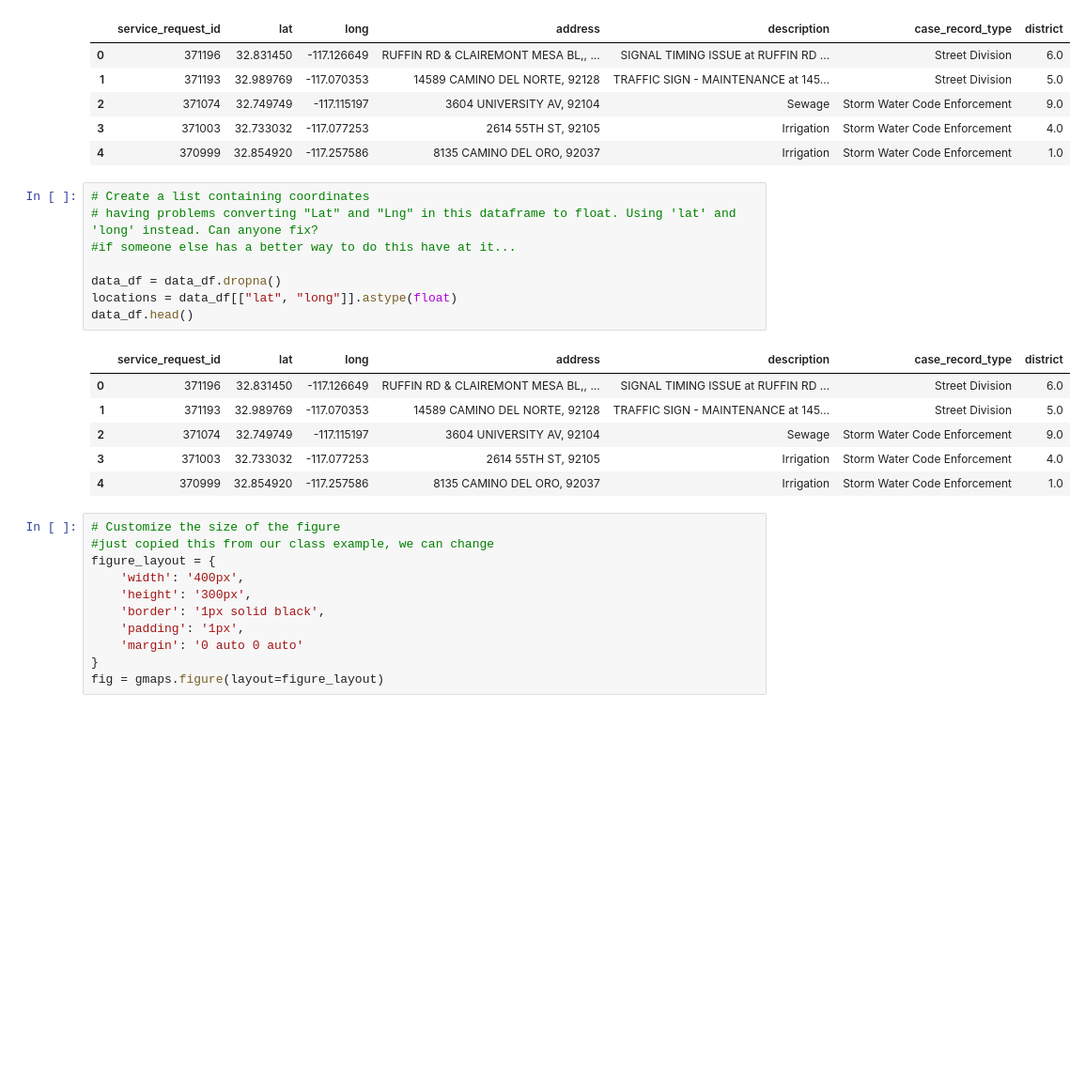
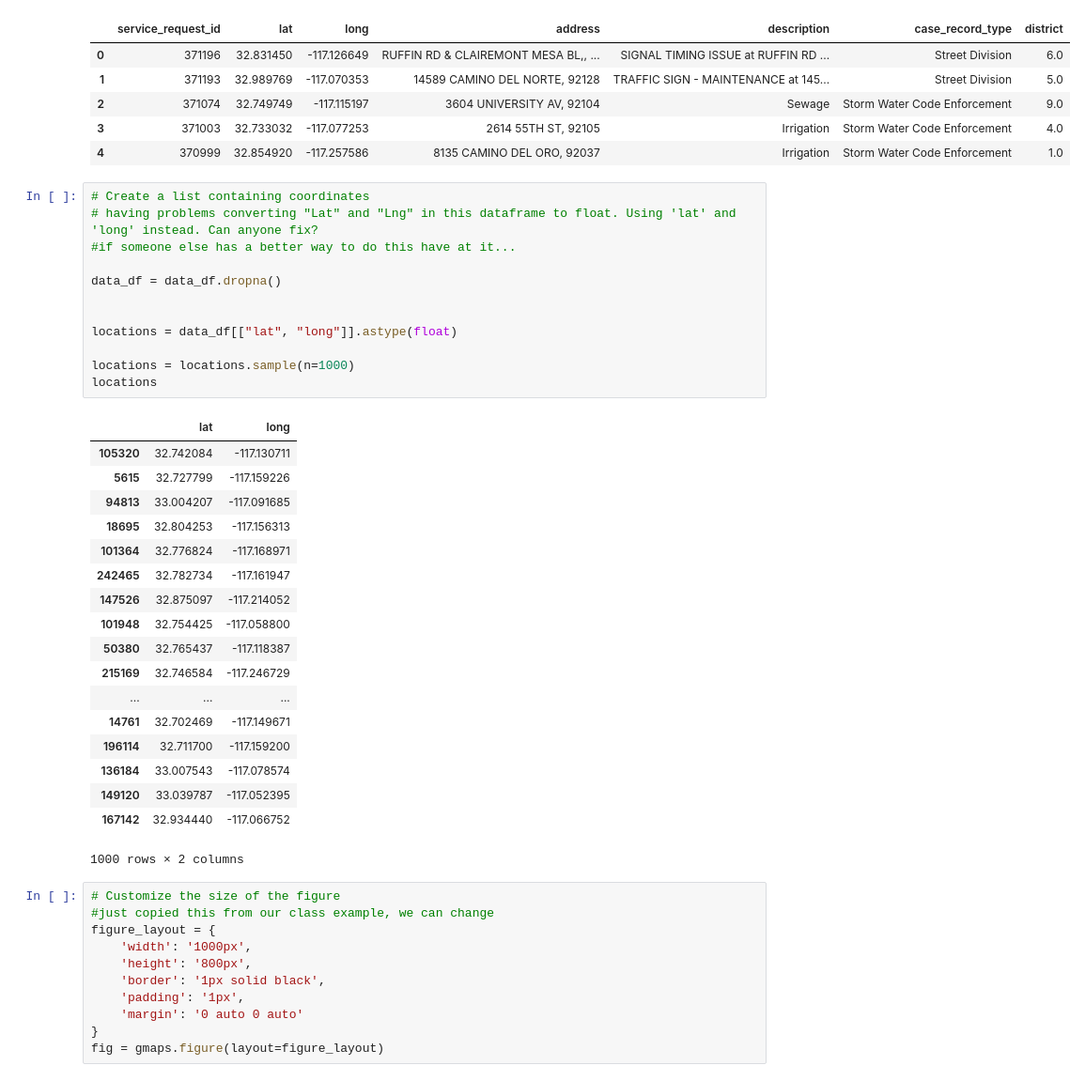
Before and after one commit to Erikcaldwell/Koala-ty-group-project-, a Jupyter notebook: main.ipynb, the cells around one changed output. Shown: that part at 94% size. Cells and saved outputs as stored; diff of their text form; blank space fills up the shorter version.

```diff
--- a/main.ipynb
+++ b/main.ipynb
@@ -52,24 +52,40 @@ data_df.head()
 # %%
 # Create a list containing coordinates
 # having problems converting "Lat" and "Lng" in this dataframe to float. Using 'lat' and 'long' instead. Can anyone fix?
 #if someone else has a better way to do this have at it...
 
 data_df = data_df.dropna()
+
+
 locations = data_df[["lat", "long"]].astype(float)
-data_df.head()
+
+locations = locations.sample(n=1000)
+locations
 # %% [output]
-|  | service_request_id | lat | long | address | description | case_record_type | district |
-| 0 | 371196 | 32.831450 | -117.126649 | RUFFIN RD & CLAIREMONT MESA BL,, ... | SIGNAL TIMING ISSUE at RUFFIN RD ... | Street Division | 6.0 |
-| 1 | 371193 | 32.989769 | -117.070353 | 14589 CAMINO DEL NORTE, 92128 | TRAFFIC SIGN - MAINTENANCE at 145... | Street Division | 5.0 |
-| 2 | 371074 | 32.749749 | -117.115197 | 3604 UNIVERSITY AV, 92104 | Sewage | Storm Water Code Enforcement | 9.0 |
-| 3 | 371003 | 32.733032 | -117.077253 | 2614 55TH ST, 92105 | Irrigation | Storm Water Code Enforcement | 4.0 |
-| 4 | 370999 | 32.854920 | -117.257586 | 8135 CAMINO DEL ORO, 92037 | Irrigation | Storm Water Code Enforcement | 1.0 |
+|  | lat | long |
+| 105320 | 32.742084 | -117.130711 |
+| 5615 | 32.727799 | -117.159226 |
+| 94813 | 33.004207 | -117.091685 |
+| 18695 | 32.804253 | -117.156313 |
+| 101364 | 32.776824 | -117.168971 |
+| 242465 | 32.782734 | -117.161947 |
+| 147526 | 32.875097 | -117.214052 |
+| 101948 | 32.754425 | -117.058800 |
+| 50380 | 32.765437 | -117.118387 |
+| 215169 | 32.746584 | -117.246729 |
+| ... | ... | ... |
+| 14761 | 32.702469 | -117.149671 |
+| 196114 | 32.711700 | -117.159200 |
+| 136184 | 33.007543 | -117.078574 |
+| 149120 | 33.039787 | -117.052395 |
+| 167142 | 32.934440 | -117.066752 |
+1000 rows × 2 columns
 # %%
 # Customize the size of the figure
 #just copied this from our class example, we can change
 figure_layout = {
-    'width': '400px',
-    'height': '300px',
+    'width': '1000px',
+    'height': '800px',
     'border': '1px solid black',
     'padding': '1px',
     'margin': '0 auto 0 auto'
```
Also changed, not shown: parts of 2 cells of this notebook.
